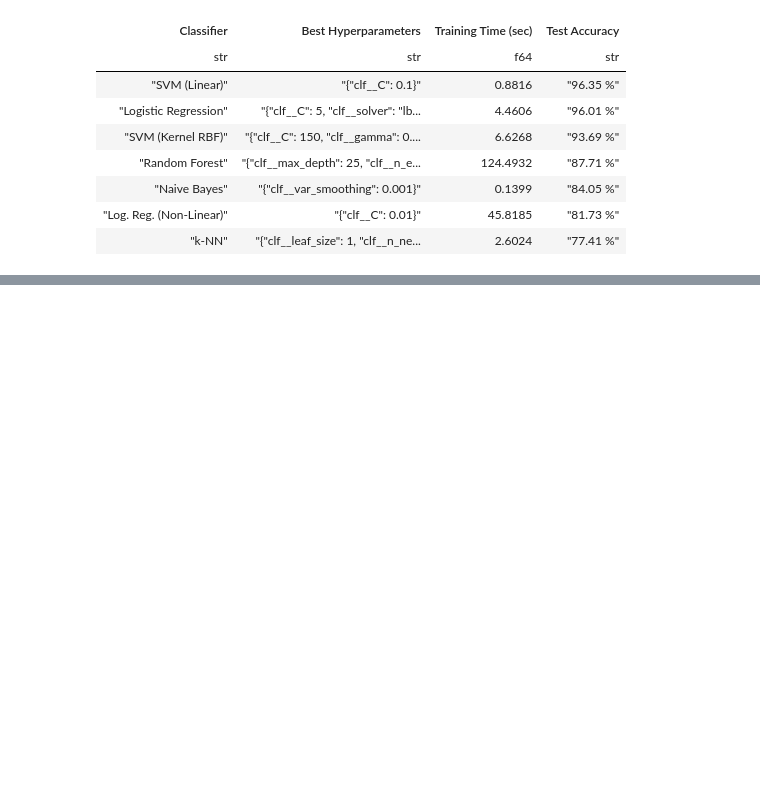
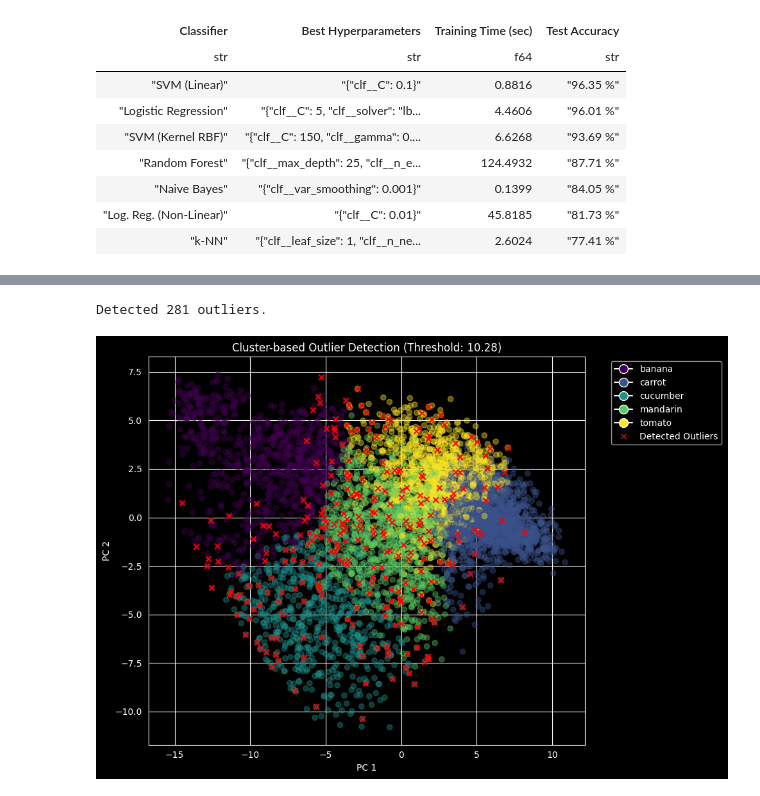
Before and after one commit to SayHiToMePlease/cmpe-462, a Jupyter notebook: task_2/unsupervised.ipynb, the cells around one changed output, grey strips where cells are left out. Drawn from its saved outputs; the diff is of its cells as text; code cells hidden in the pictures; blank space fills up the shorter version.

```diff
--- a/task_2/unsupervised.ipynb
+++ b/task_2/unsupervised.ipynb
@@ -240,0 +264,14 @@ shape: (7, 6)
+# %%
+k_optimal = 5
+kmeans = KMeans(n_clusters=k_optimal, random_state=462, n_init=10)
+cluster_labels = kmeans.fit_predict(X_train_pca)
+
+sil = silhouette_score(X_train_pca, cluster_labels)
+ari = adjusted_rand_score(y_train, cluster_labels)
+nmi = normalized_mutual_info_score(y_train, cluster_labels)
+
+metrics = pl.DataFrame({
+    "Metric": ["Silhouette Score (Internal)", "Adjusted Rand Index (External)", "Normalized Mutual Info (External)"],
+    "Value": [round(sil, 4), round(ari, 4), round(nmi, 4)]
+})
+display(metrics)
@@ -240,0 +287,28 @@ shape: (7, 6)
+# %%
+distances = np.min(kmeans.transform(X_train_pca), axis=1)
+threshold = np.percentile(distances, 95)
+outliers_idx = np.where(distances > threshold)[0]
+print(f"Detected {len(outliers_idx)} outliers.")
+# %% [output]
+Detected 281 outliers.
+# %%
+# Visualize using the first 2 components of PCA to make a 2D plot
+plt.figure(figsize=(10, 7))
+
+scatter = plt.scatter(X_train_pca[:, 0], X_train_pca[:, 1], c=cluster_labels, cmap='viridis', alpha=0.4)
+plt.scatter(X_train_pca[outliers_idx, 0], X_train_pca[outliers_idx, 1], c='red', marker='x', label='Outliers')
+colors = scatter.cmap(np.linspace(0, 1, len(label_encoder.classes_)))
+legend_elements = [
+    Line2D([0], [0], marker='o', color='w', label=cls, markerfacecolor=colors[i], markersize=10)
+    for i, cls in enumerate(label_encoder.classes_)
+]
+legend_elements.append(Line2D([0], [0], marker='x', color='red', label='Detected Outliers', linestyle='None'))
+
+plt.title(f'Cluster-based Outlier Detection (Threshold: {threshold:.2f})')
+plt.xlabel('PC 1')
+plt.ylabel('PC 2')
+plt.legend(handles=legend_elements, bbox_to_anchor=(1.05, 1), loc='upper left')
+plt.tight_layout()
+plt.show()
+# %% [output]
+[figure, added]
```
Also changed, not shown: parts of 8 cells of this notebook.
